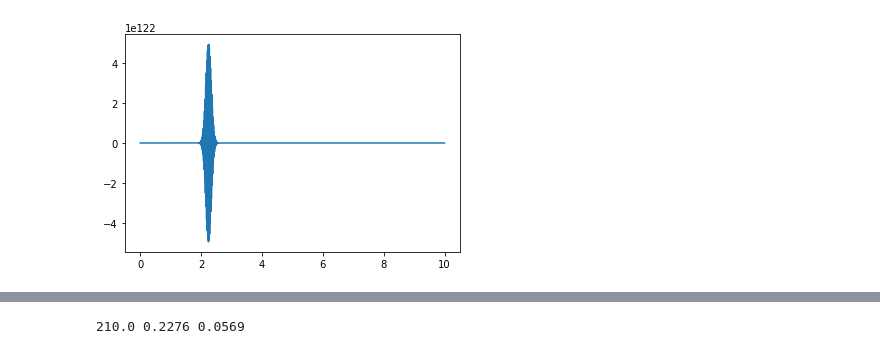
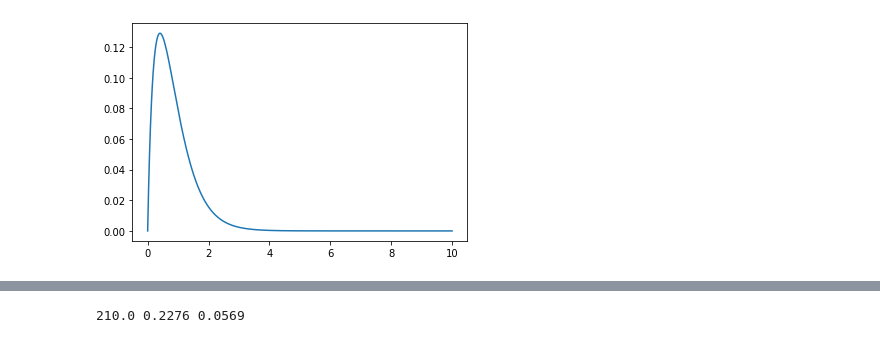
Before and after one commit to MarcoEsquivelBasaldua/CIMAT-Control-I, a Jupyter notebook: PID tuner/PIDMarcoEsquivel.ipynb, the cells around one changed output, grey strips where cells are left out. Drawn from its saved outputs; the diff is of its cells as text; code cells hidden in the pictures.

```diff
--- a/PID tuner/PIDMarcoEsquivel.ipynb
+++ b/PID tuner/PIDMarcoEsquivel.ipynb
@@ -105,10 +111,10 @@ c_t = np.zeros(n)
 
 # valor de las constantes en el controlador PID
 kp = 1.
-tau_i =
-tau_d =
-ki = kp/tau_i
-kd = kp*tau_d
+tau_i = 0
+tau_d = 0
+ki = 0#kp/tau_i
+kd = 0#kp*tau_d
 
 # Se establece el valor de referencia
 r_t = 1.       # escalón unitario
@@ -118,34 +124,34 @@ for k in range(1,n):
     t_k = t_0 + k*delta_t
 
     if k == 1:
         ek = r_t
         sum_e = 0
         de = 0
 
         u = PID(kp, ki, kd, ek, sum_e, de, delta_t)
         c_t[k] = u * g_t(t_k)
 
     else:
         ek = r_t - c_t[k-1]#*h_t(t_k)
         sum_e += ek*delta_t
         de = (ek - ek_1)/delta_t
 
 
         u = PID(kp, ki, kd, ek, sum_e, de, delta_t)
         c_t[k] = u * g_t(t_k)
 
     ek_1 = ek
 
 #print(c_t)
 
 
 
 # Se mestran los resultados en una gráfica
 plt.plot(t,c_t)
 #plt.plot(t,h_t(t))
 plt.show()
 # %% [output]
-[figure, old version]
+[figure, new version]
 # %%
 ### Método 1 PID
 ## Sistema en lazo abierto usando librería de control
```
Also changed, not shown: parts of 3 cells of this notebook, 1 other file.
